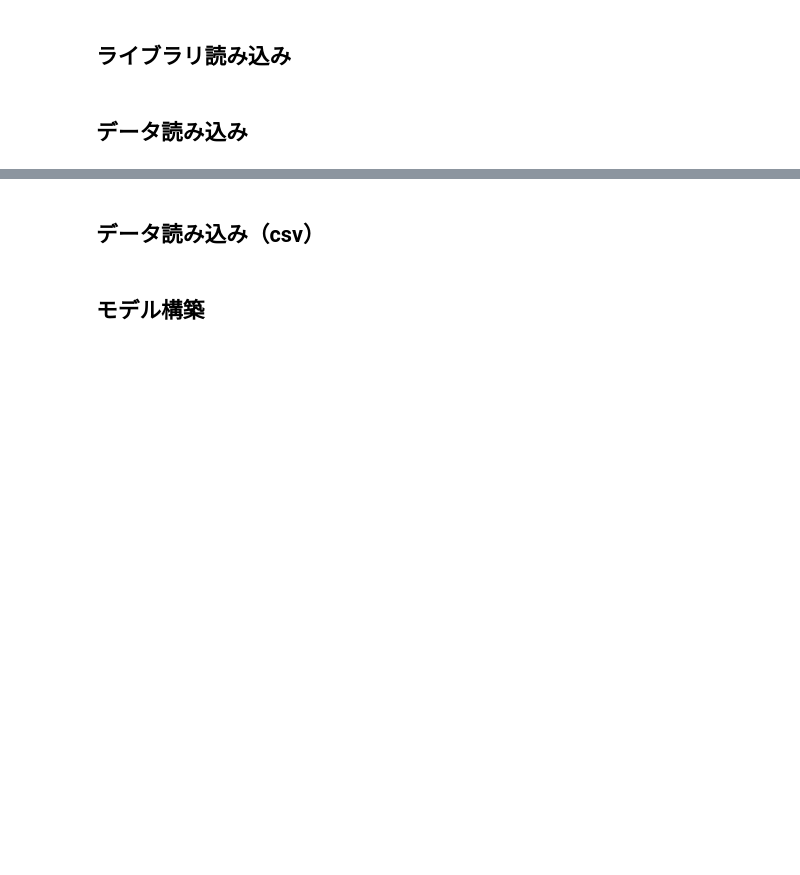
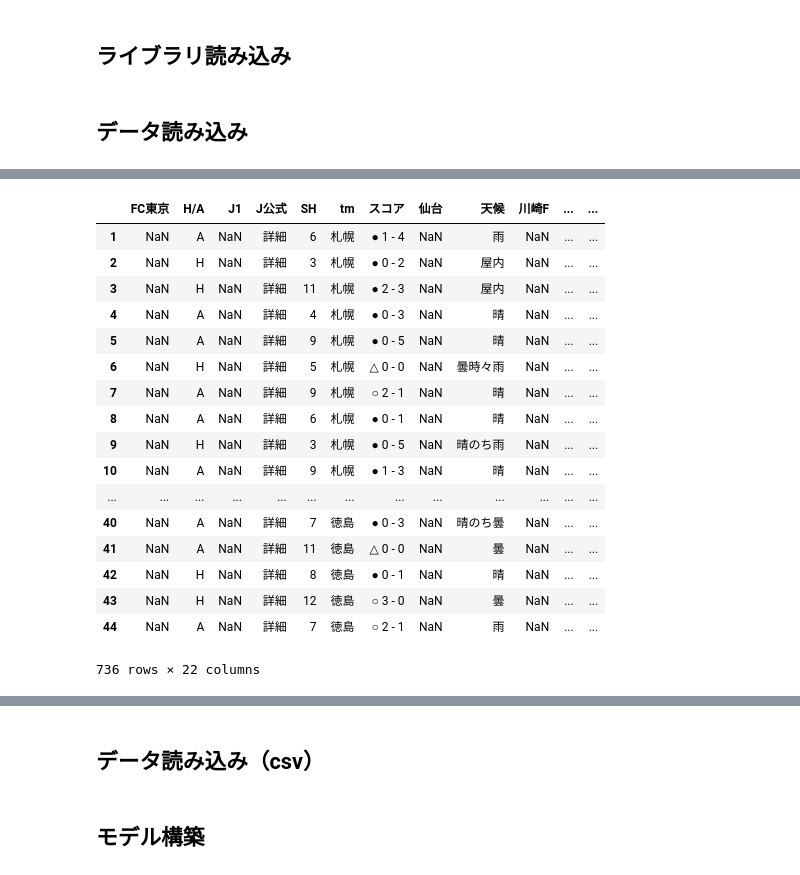
Before and after one commit to takinai/football, a Jupyter notebook: toto_v007.ipynb, the cells around one changed output, grey strips where cells are left out. Saved outputs shown, nothing was run; the diff lists cells and outputs as text; code cells hidden in the pictures; blank space fills up the shorter version.

```diff
--- a/toto_v007.ipynb
+++ b/toto_v007.ipynb
@@ -99,0 +112,21 @@ http://soccer.from.tv/team/127/y14/
+# %%
+df
+# %% [output]
+|  | FC東京 | H/A | J1 | J公式 | SH | tm | スコア | 仙台 | 天候 | 川崎F | ... | ... |
+| 1 | NaN | A | NaN | 詳細 | 6 | 札幌 | ● 1 - 4 | NaN | 雨 | NaN | ... | ... |
+| 2 | NaN | H | NaN | 詳細 | 3 | 札幌 | ● 0 - 2 | NaN | 屋内 | NaN | ... | ... |
+| 3 | NaN | H | NaN | 詳細 | 11 | 札幌 | ● 2 - 3 | NaN | 屋内 | NaN | ... | ... |
+| 4 | NaN | A | NaN | 詳細 | 4 | 札幌 | ● 0 - 3 | NaN | 晴 | NaN | ... | ... |
+| 5 | NaN | A | NaN | 詳細 | 9 | 札幌 | ● 0 - 5 | NaN | 晴 | NaN | ... | ... |
+| 6 | NaN | H | NaN | 詳細 | 5 | 札幌 | △ 0 - 0 | NaN | 曇時々雨 | NaN | ... | ... |
+| 7 | NaN | A | NaN | 詳細 | 9 | 札幌 | ○ 2 - 1 | NaN | 晴 | NaN | ... | ... |
+| 8 | NaN | A | NaN | 詳細 | 6 | 札幌 | ● 0 - 1 | NaN | 晴 | NaN | ... | ... |
+| 9 | NaN | H | NaN | 詳細 | 3 | 札幌 | ● 0 - 5 | NaN | 晴のち雨 | NaN | ... | ... |
+| 10 | NaN | A | NaN | 詳細 | 9 | 札幌 | ● 1 - 3 | NaN | 晴 | NaN | ... | ... |
+| ... | ... | ... | ... | ... | ... | ... | ... | ... | ... | ... | ... | ... |
+| 40 | NaN | A | NaN | 詳細 | 7 | 徳島 | ● 0 - 3 | NaN | 晴のち曇 | NaN | ... | ... |
+| 41 | NaN | A | NaN | 詳細 | 11 | 徳島 | △ 0 - 0 | NaN | 曇 | NaN | ... | ... |
+| 42 | NaN | H | NaN | 詳細 | 8 | 徳島 | ● 0 - 1 | NaN | 晴 | NaN | ... | ... |
+| 43 | NaN | H | NaN | 詳細 | 12 | 徳島 | ○ 3 - 0 | NaN | 曇 | NaN | ... | ... |
+| 44 | NaN | A | NaN | 詳細 | 7 | 徳島 | ○ 2 - 1 | NaN | 雨 | NaN | ... | ... |
+736 rows × 22 columns
```
Also changed, not shown: parts of 8 cells of this notebook, 8 other files.
